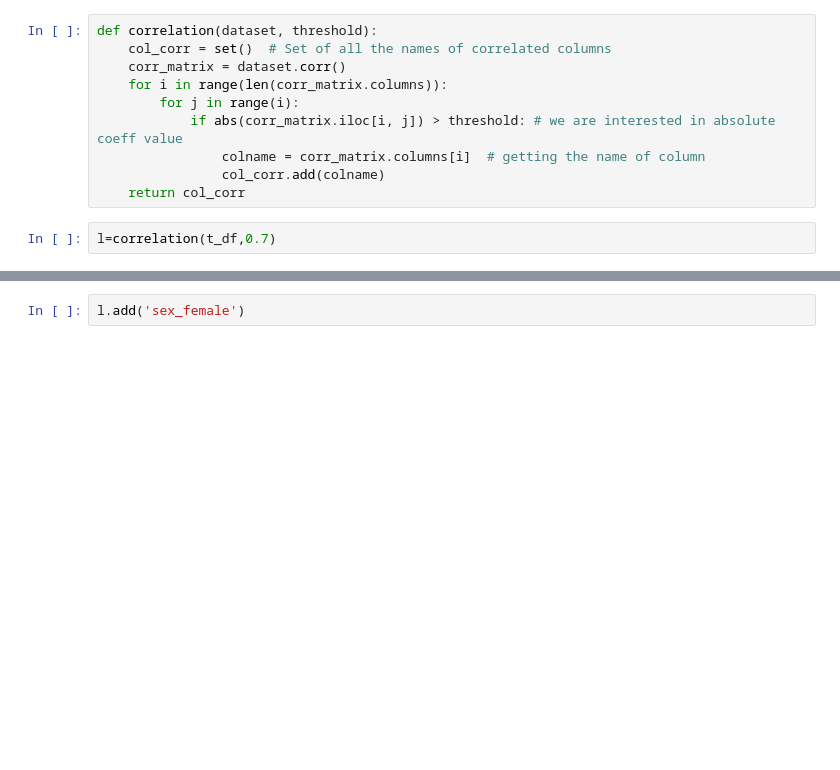
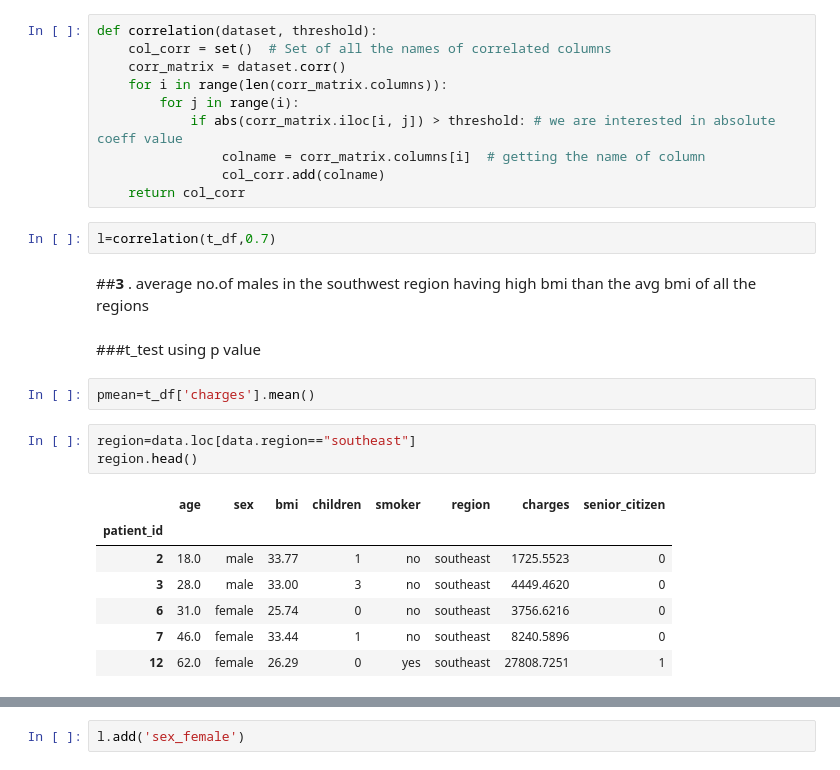
Before and after one commit to Krishnachaithany/Data-Science, a Jupyter notebook: Insurance_Case_Study_final (1).ipynb, the cells around one changed output, grey strips where cells are left out. Drawn from its saved outputs; the diff is of its cells as text; blank space fills up the shorter version.

```diff
--- a/Insurance_Case_Study_final (1).ipynb
+++ b/Insurance_Case_Study_final (1).ipynb
@@ -2161,3 +2167,20 @@ def correlation(dataset, threshold):
     return col_corr
 # %%
 l=correlation(t_df,0.7)
+# %% [markdown]
+##**3** . average no.of males in the southwest region having high bmi than the avg bmi of all the regions
+# %% [markdown]
+###t_test using p value
+# %%
+pmean=t_df['charges'].mean()
+# %%
+region=data.loc[data.region=="southeast"]
+region.head()
+# %% [output]
+|  | age | sex | bmi | children | smoker | region | charges | senior_citizen |
+| patient_id |  |  |  |  |  |  |  |  |
+| 2 | 18.0 | male | 33.77 | 1 | no | southeast | 1725.5523 | 0 |
+| 3 | 28.0 | male | 33.00 | 3 | no | southeast | 4449.4620 | 0 |
+| 6 | 31.0 | female | 25.74 | 0 | no | southeast | 3756.6216 | 0 |
+| 7 | 46.0 | female | 33.44 | 1 | no | southeast | 8240.5896 | 0 |
+| 12 | 62.0 | female | 26.29 | 0 | yes | southeast | 27808.7251 | 1 |
```
Also changed, not shown: parts of 58 cells of this notebook.
